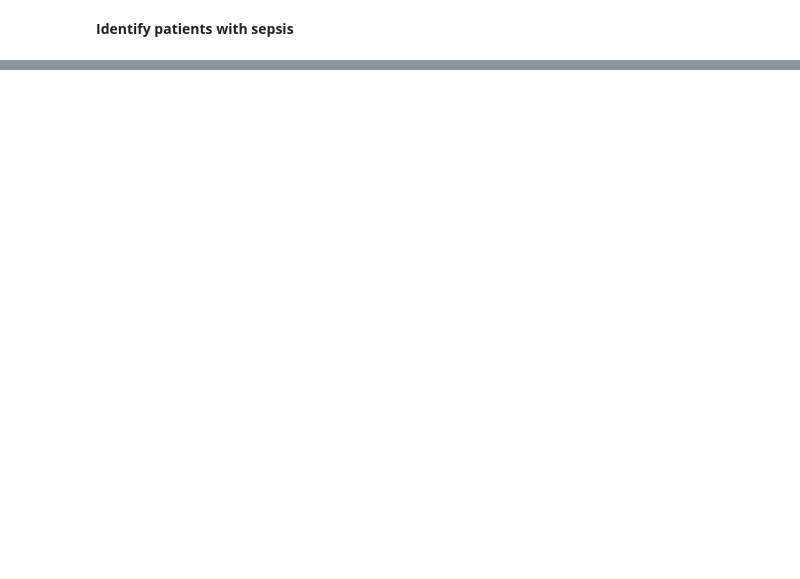
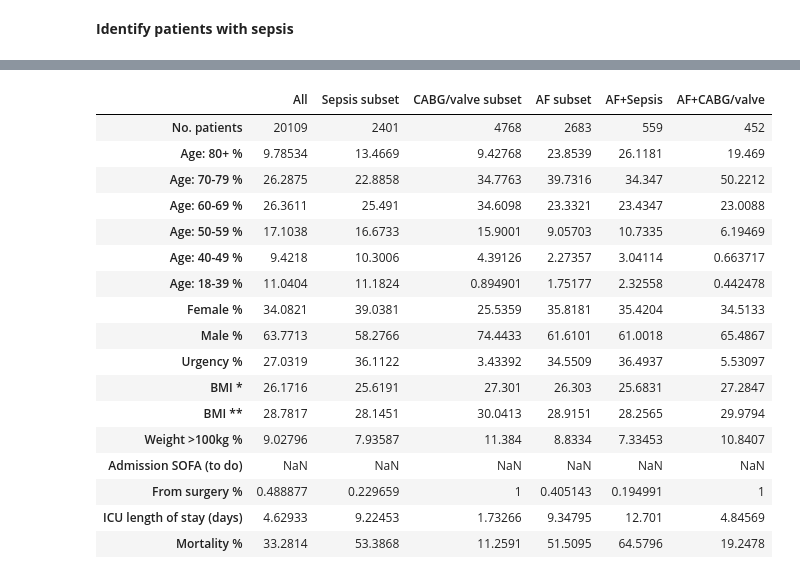
Before and after one commit to jacobdeasy/esicm-datathon-2021, a Jupyter notebook: descriptive_stats.ipynb, the cells around one changed output, grey strips where cells are left out. Saved outputs shown, nothing was run; the diff lists cells and outputs as text; code cells hidden in the pictures; blank space fills up the shorter version.

```diff
--- a/descriptive_stats.ipynb
+++ b/descriptive_stats.ipynb
@@ -612,0 +678,4 @@ r'|inflammatory|peritonitis'
+# %%
+af_admission['sepsis_antibiotics'] = (af_admission['sepsis_antibiotics_bool'] == 1)
+af_admission['sepsis_antibiotics'] &= ~(af_admission['sepsis_at_admission'] == 0)
+af_admission['sepsis_antibiotics'].sum()
@@ -612,0 +693,4 @@ r'|inflammatory|peritonitis'
+# %%
+af_admission['sepsis_culture'] = (af_admission['other_antibiotics_bool'] == 1) & (af_admission['sepsis_cultures_bool'] == 1)
+af_admission['sepsis_culture'] &= ~(af_admission['sepsis_at_admission'] == 0)
+af_admission['sepsis_culture'].sum()
@@ -650,0 +774,15 @@ Name: diagnosis, dtype: int64
+# %%
+weight_mean_dict = {'59-': 59, '60-69': 65, '70-79': 75, '80-89': 85, '90-99': 95, '100-109': 105, '110+': 110}
+weight_max_dict = {'59-': 59, '60-69': 69, '70-79': 79, '80-89': 89, '90-99': 99, '100-109': 109, '110+': 110}
+height_mean_dict = {'159-': 1.59, '160-169': 1.65, '170-179': 1.75, '180-189': 1.85, '190+': 1.90}
+height_min_dict = {'159-': 1.59, '160-169': 1.60, '170-179': 1.70, '180-189': 1.80, '190+': 1.90}
+
+combined_diagnoses['weightmean'] = combined_diagnoses['weightgroup'].copy().replace(weight_mean_dict)
+combined_diagnoses['weightmax'] = combined_diagnoses['weightgroup'].copy().replace(weight_max_dict)
+combined_diagnoses['heightmean'] = combined_diagnoses['heightgroup'].copy().replace(height_mean_dict)
+combined_diagnoses['heightmin'] = combined_diagnoses['heightgroup'].copy().replace(height_min_dict)
+
+af_admission['weightmean'] = af_admission['weightgroup'].copy().replace(weight_mean_dict)
+af_admission['weightmax'] = af_admission['weightgroup'].copy().replace(weight_max_dict)
+af_admission['heightmean'] = af_admission['heightgroup'].copy().replace(height_mean_dict)
+af_admission['heightmin'] = af_admission['heightgroup'].copy().replace(height_min_dict)
@@ -650,0 +843,40 @@ Name: diagnosis, dtype: int64
+# %%
+conditions = [all_ind, sepsis_ind, cardiosurg_ind, af_ind, af_sepsis_ind, af_cardiosurg_ind]
+for ii in range(6):
+  col = ds_columns[ii]
+  if ii < 3:
+    subset = combined_diagnoses.loc[conditions[ii], :]
+  else:
+    subset = af_admission.loc[conditions[ii], :]
+  table.loc['No. patients', col] = subset['patientid'].nunique()
+  for agegroup in af_admission['agegroup'].unique():
+    table.loc['Age: ' + agegroup + ' %', col] = (subset['agegroup'] == agegroup).mean() * 100
+  table.loc['Female %', col] = (subset['gender'] == 'Vrouw').mean() * 100
+  table.loc['Male %', col] = (subset['gender'] == 'Man').mean() * 100
+  table.loc['Urgency %', col] = (subset['urgency'] == 1).mean() * 100
+  table.loc['BMI *', col] = (subset['weightmean'] / (subset['heightmean'] ** 2)).mean()
+  table.loc['BMI **', col] = (subset['weightmax'] / (subset['heightmin'] ** 2)).mean()
+  table.loc['Weight >100kg %', col] = subset['weightgroup'].isin(['100-109', '110+']).mean() * 100
+  table.loc['From surgery %', col] = (subset['surgical'] == 1).mean()
+  table.loc['ICU length of stay (days)', col] = subset['lengthofstay'].mean() / 24
+  table.loc['Mortality %', col] = (~subset['dateofdeath'].isna()).mean() * 100
+table
+# %% [output]
+|  | All | Sepsis subset | CABG/valve subset | AF subset | AF+Sepsis | AF+CABG/valve |
+| No. patients | 20109 | 2401 | 4768 | 2683 | 559 | 452 |
+| Age: 80+ % | 9.78534 | 13.4669 | 9.42768 | 23.8539 | 26.1181 | 19.469 |
+| Age: 70-79 % | 26.2875 | 22.8858 | 34.7763 | 39.7316 | 34.347 | 50.2212 |
+| Age: 60-69 % | 26.3611 | 25.491 | 34.6098 | 23.3321 | 23.4347 | 23.0088 |
+| Age: 50-59 % | 17.1038 | 16.6733 | 15.9001 | 9.05703 | 10.7335 | 6.19469 |
+| Age: 40-49 % | 9.4218 | 10.3006 | 4.39126 | 2.27357 | 3.04114 | 0.663717 |
+| Age: 18-39 % | 11.0404 | 11.1824 | 0.894901 | 1.75177 | 2.32558 | 0.442478 |
+| Female % | 34.0821 | 39.0381 | 25.5359 | 35.8181 | 35.4204 | 34.5133 |
+| Male % | 63.7713 | 58.2766 | 74.4433 | 61.6101 | 61.0018 | 65.4867 |
+| Urgency % | 27.0319 | 36.1122 | 3.43392 | 34.5509 | 36.4937 | 5.53097 |
+| BMI * | 26.1716 | 25.6191 | 27.301 | 26.303 | 25.6831 | 27.2847 |
+| BMI ** | 28.7817 | 28.1451 | 30.0413 | 28.9151 | 28.2565 | 29.9794 |
+| Weight >100kg % | 9.02796 | 7.93587 | 11.384 | 8.8334 | 7.33453 | 10.8407 |
+| Admission SOFA (to do) | NaN | NaN | NaN | NaN | NaN | NaN |
+| From surgery % | 0.488877 | 0.229659 | 1 | 0.405143 | 0.194991 | 1 |
+| ICU length of stay (days) | 4.62933 | 9.22453 | 1.73266 | 9.34795 | 12.701 | 4.84569 |
+| Mortality % | 33.2814 | 53.3868 | 11.2591 | 51.5095 | 64.5796 | 19.2478 |
```
Also changed, not shown: parts of 41 cells of this notebook.
